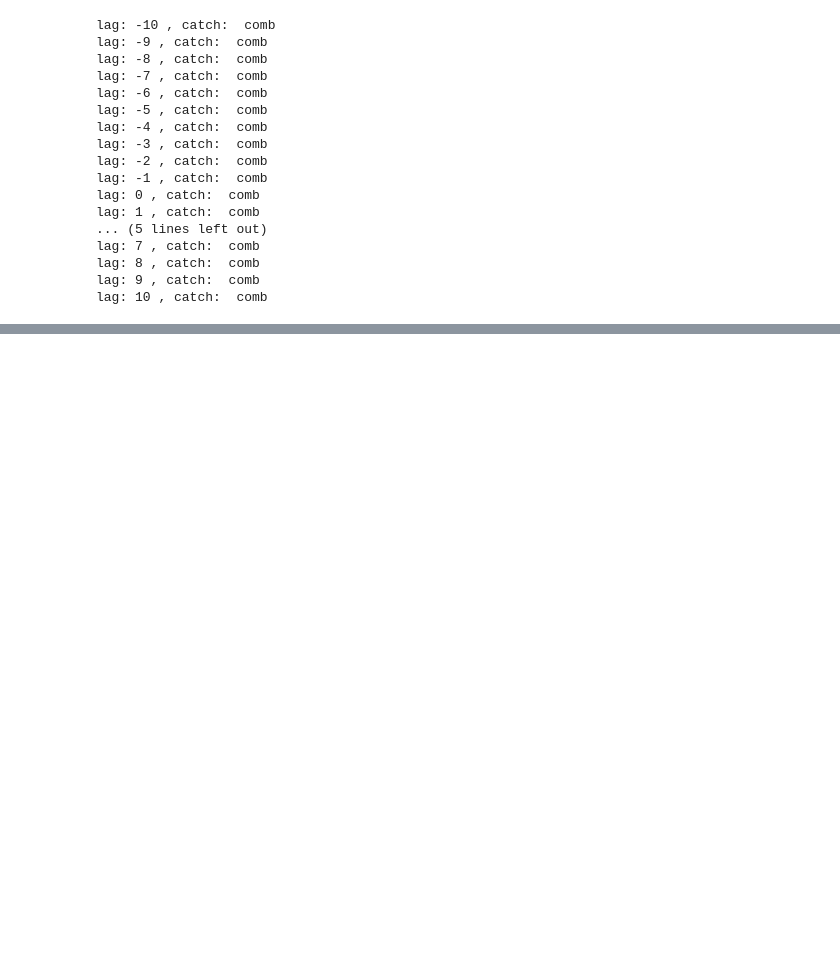
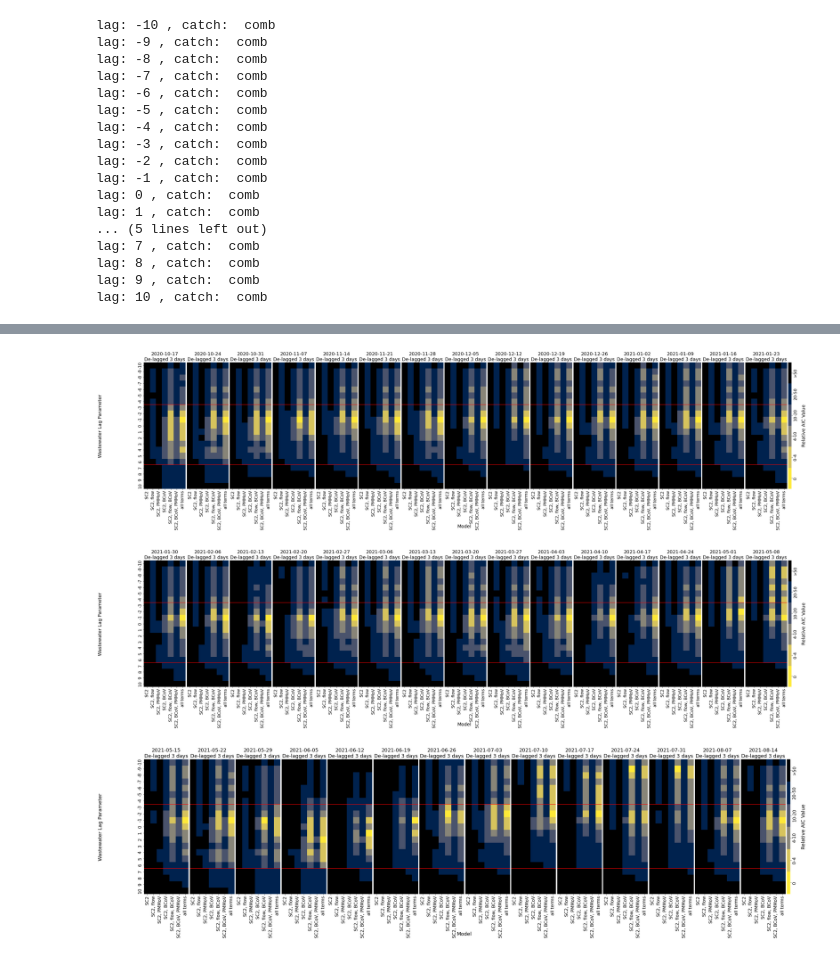
Before and after one commit to kleisman7/qPCRnormalization, a Jupyter notebook: qPCR_ModelFit.ipynb, the cells around one changed output, grey strips where cells are left out. Drawn from its saved outputs; the diff is of its cells as text; code cells hidden in the pictures; blank space fills up the shorter version.

```diff
--- a/qPCR_ModelFit.ipynb
+++ b/qPCR_ModelFit.ipynb
@@ -98,5 +106,5 @@ _qpcr_fits_230825
 # %%
-paramdf,aicdf,pdf,aicfulldf = FitModelParameters(wbe,prevdf,fitwwtps,allprev,trymodels,whatiscomb,'2021-08-01',lags,ww_lod,prevlagdict,prevenddate,altend=altend)
+paramdf,aicdf,pdf,aicfulldf = FitModelParameters(wbe,prevdf,fitwwtps,allprev,trymodels,whatiscomb,myend2,lags,ww_lod,prevlagdict,prevenddate,altend=altend2)
 # %% [output]
 lag: -10 , catch:  comb
 lag: -9 , catch:  comb
@@ -125,0 +183,27 @@ _qpcr_fits_trainearly_230825
+# %%
+paramdfwindowskip = pd.DataFrame(columns = ['wwtp','prevind','fit','feature','lag','window','start'])
+aicdfwindowskip = pd.DataFrame(columns = ['wwtp','prevind','fit','lag','window','start'])
+aicfulldfwindowskip = pd.DataFrame(columns = ['wwtp','prevind','fit','lag','window','start'])
+for window in [2]:
+    enddates = pd.date_range(end=datetime.datetime.strptime('2021-08-28','%Y-%m-%d').date(),
+                             periods=int(46-window),freq='1W-SAT').strftime('%Y-%m-%d').tolist()
+    startdates = [(datetime.datetime.strptime(date,'%Y-%m-%d').date()-datetime.timedelta(weeks=int(window))).strftime('%Y-%m-%d') for date in enddates]
+#     print(startdates)
+#     print('')
+#     print(enddates)
+    for start,end in zip(startdates,enddates):
+        print(window,'\t',start,'\t',end)
+        paramdf,aicdf,pdf,aicfulldf = FitModelParameters(wbe[((wbe.date<=start) | (wbe.date>=end)) & (wbe.date<'2021-10-23')],prevdf,fitwwtps,['hospital admissions'],
+                                                         trymodels,whatiscomb,'2021-08-28',lags,ww_lod,prevlagdict,prevenddate,altend='2021-10-23')
+        paramdf['window'] = window
+        paramdf['start'] = start
+        paramdf['end'] = end
+        aicdf['window'] = window
+        aicdf['start'] = start
+        aicdf['end'] = end
+        aicfulldf['window'] = window
+        aicfulldf['start'] = start
+        aicfulldf['end'] = end
+        paramdfwindowskip = pd.concat([paramdfwindowskip,paramdf])
+        aicdfwindowskip = pd.concat([aicdfwindowskip,aicdf])
+        aicfulldfwindowskip = pd.concat([aicfulldfwindowskip,aicfulldf])
@@ -125,0 +231,14 @@ _qpcr_fits_trainearly_230825
+# %%
+aic2,param2,models = reformat_aic_params(aicdfwindowskip,paramdfwindowskip,trymodels)
+windows = 2
+aicprevs = aic2[aic2.window==windows].start.unique().tolist()
+aic_heatmap_single(aic2[(aic2.window==windows)].drop(columns={'prevind'}).rename(columns={'start':'prevind'}),models,'comb',
+                   aicprevs[:15],pd.DataFrame({'prevind':aicprevs,'lower':-3,'upper':6}),{date:3 for date in aicprevs},fs1=16,fs2=18)
+aic_heatmap_single(aic2[aic2.window==windows].drop(columns={'prevind'}).rename(columns={'start':'prevind'}),models,'comb',
+                   aicprevs[15:30],pd.DataFrame({'prevind':aicprevs,'lower':-3,'upper':6}),{date:3 for date in aicprevs},fs1=16,fs2=18)
+aic_heatmap_single(aic2[aic2.window==windows].drop(columns={'prevind'}).rename(columns={'start':'prevind'}),models,'comb',
+                   aicprevs[30:],pd.DataFrame({'prevind':aicprevs,'lower':-3,'upper':6}),{date:3 for date in aicprevs},fs1=16,fs2=18)
+# %% [output]
+[figure, added]
+[figure, added]
+[figure, added]
```
Also changed, not shown: parts of 15 cells of this notebook, 29 other files.
